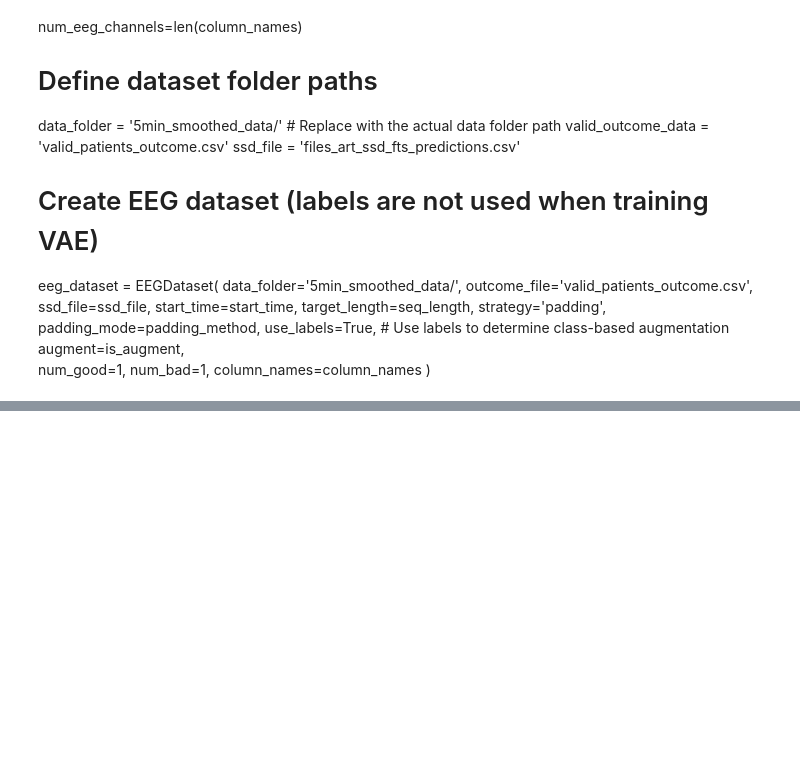
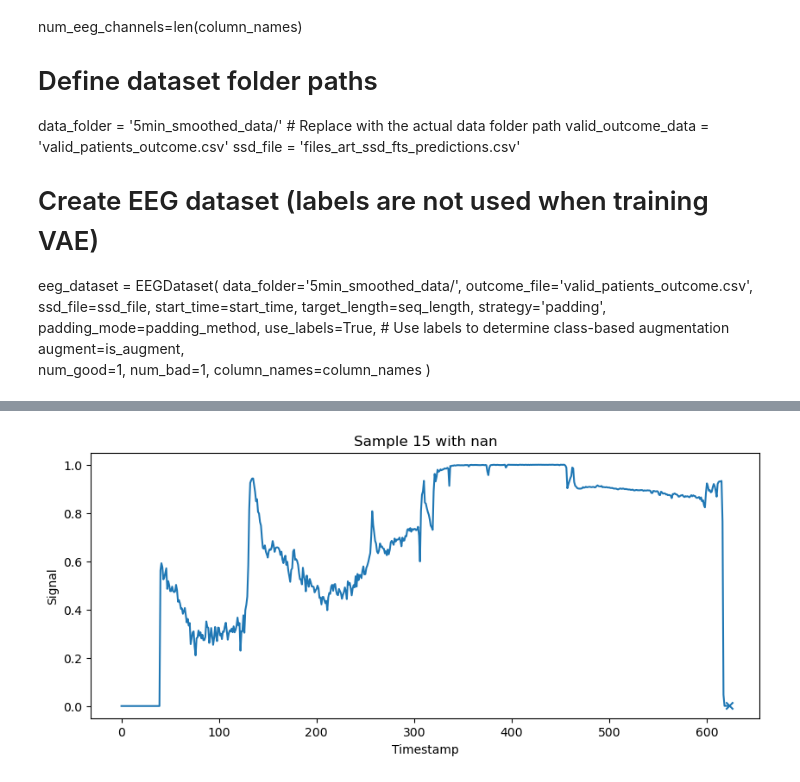
Before and after one commit to Zackary3yin/24MengSpike_final, a Jupyter notebook: LSTM on 5min resolution.ipynb, the cells around one changed output, grey strips where cells are left out. Drawn from its saved outputs; the diff is of its cells as text; code cells hidden in the pictures; blank space fills up the shorter version.

Commit message:
LSTM first version

```diff
--- a/LSTM on 5min resolution.ipynb
+++ b/LSTM on 5min resolution.ipynb
@@ -709,0 +457,80 @@ ValueError: Found array with 0 sample(s) (shape=(0,)) while a minimum of 1 is re
+# %%
+import numpy as np
+import tensorflow as tf
+from tensorflow.keras.models import Sequential
+from tensorflow.keras.layers import LSTM, Dropout, Dense
+from sklearn.model_selection import GroupKFold
+from collections import Counter
+
+# —— 1. 从 EEGDataset 中准备 NumPy 数据 ——
+signals, labels, groups = [], [], []
+for idx, label in eeg_dataset.expanded_indices:
+    filename, signal = eeg_dataset.valid_files[idx]
+    # signal: (n_features, seq_length) -> 转成 (seq_length, n_features)
+    signals.append(signal.T)
+    labels.append(label)
+    groups.append(filename.split('.')[0])  # pat_ID
+
+X = np.stack(signals, dtype=np.float32)   # (n_samples, seq_length, n_features)
+y = np.array(labels, dtype=np.float32)    # (n_samples,)
+groups = np.array(groups)
+
+
+
+print(f"Loaded X shape = {X.shape}, y shape = {y.shape}")
+# —— 1.1 检查 X, y 中是否含 NaN 或 Inf ——
+if np.isnan(X).any() or np.isinf(X).any():
+    # 打印出具体位置或统计
+    print("Warning: X 中存在 NaN 或 Inf！")
+    print("  NaN count in X:", np.isnan(X).sum())
+    print("  Inf count in X:", np.isinf(X).sum())
+    # 根据需求选择：抛出异常/或用 0 填充/或丢弃对应样本
+    # raise ValueError("X 中含无效值，请先清洗数据")
+
+if np.isnan(y).any() or np.isinf(y).any():
+    print("Warning: y 中存在 NaN 或 Inf！")
+    print("  NaN count in y:", np.isnan(y).sum())
+    print("  Inf count in y:", np.isinf(y).sum())
+    # raise ValueError("y 中含无效值，请先清洗数据")
+
+# 1. 找出含 NaN 的样本索引
+nan_idxs = np.unique(np.where(np.isnan(X))[0])
+print("含 NaN 的样本索引：", nan_idxs)
+
+# 2. 可视化每个含 NaN 的样本
+for idx in nan_idxs:
+    ts_data = X[idx]  # (seq_length, n_features)
+    seq_len, n_feat = ts_data.shape
+
+    plt.figure(figsize=(10, 4))
+    for f in range(n_feat):
+        series = ts_data[:, f]
+        plt.plot(series)  # 原始序列
+        mask = np.isnan(series)
+        positions = np.where(mask)[0]
+        # 用邻近有效点的值来定位标记高度
+        y_vals = []
+        for p in positions:
+            if p > 0 and not np.isnan(series[p-1]):
+                y_vals.append(series[p-1])
+            elif p < seq_len-1 and not np.isnan(series[p+1]):
+                y_vals.append(series[p+1])
+            else:
+                y_vals.append(0.0)
+        plt.scatter(positions, y_vals, marker='x')  # 标记 NaN 位置
+
+    plt.title(f"Sample {idx} with nan")
+    plt.xlabel("Timestamp")
+    plt.ylabel("Signal")
+    plt.show()
+
+
+
+# 3. 将所有 NaN 和 Inf 替换为 0
+#    nan_to_num 会同时处理 NaN、正无穷、负无穷
+X = np.nan_to_num(X, nan=0.0, posinf=0.0, neginf=0.0)
+
+# 4. 再次验证
+print("替换后，X 中 NaN 总数：", np.isnan(X).sum())
+print("替换后，X 中 Inf 总数：", np.isinf(X).sum())
+# %% [output]
@@ -709,0 +542 @@ ValueError: Found array with 0 sample(s) (shape=(0,)) while a minimum of 1 is re
+[figure, added]
```
Also changed, not shown: parts of 8 cells of this notebook, 14 other files.
